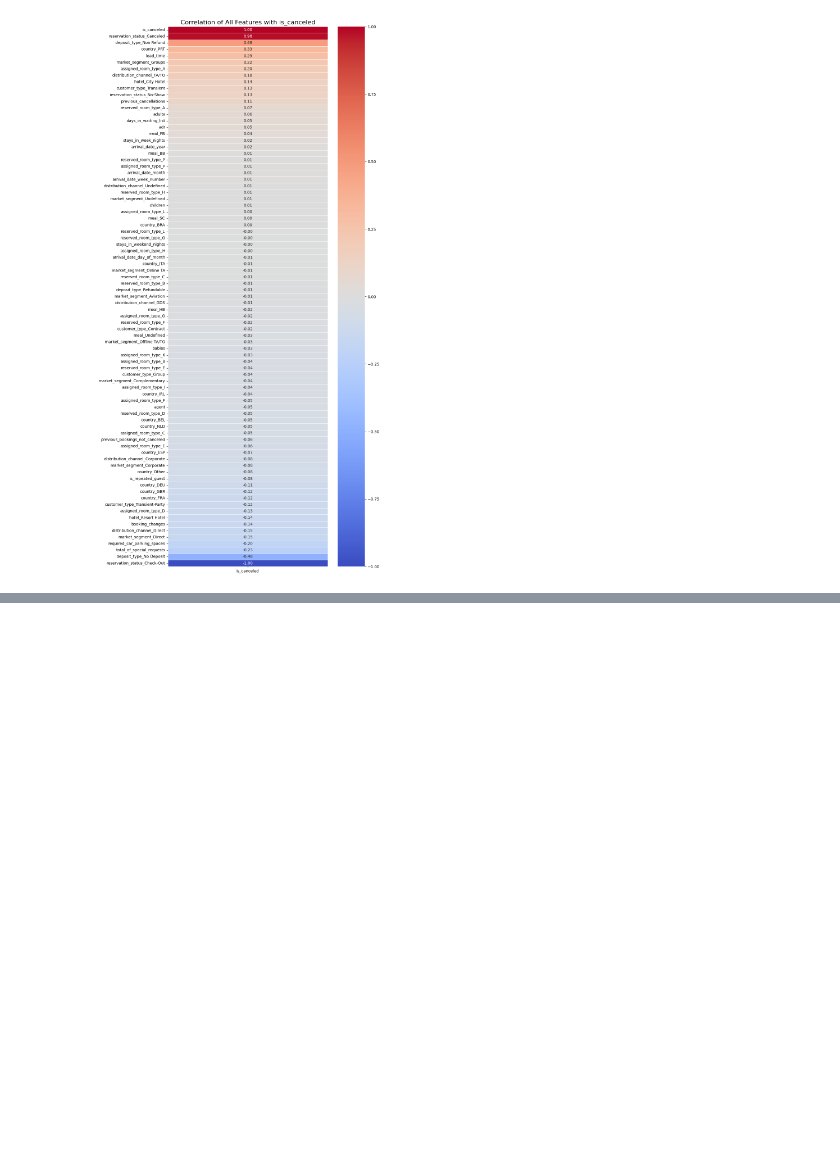
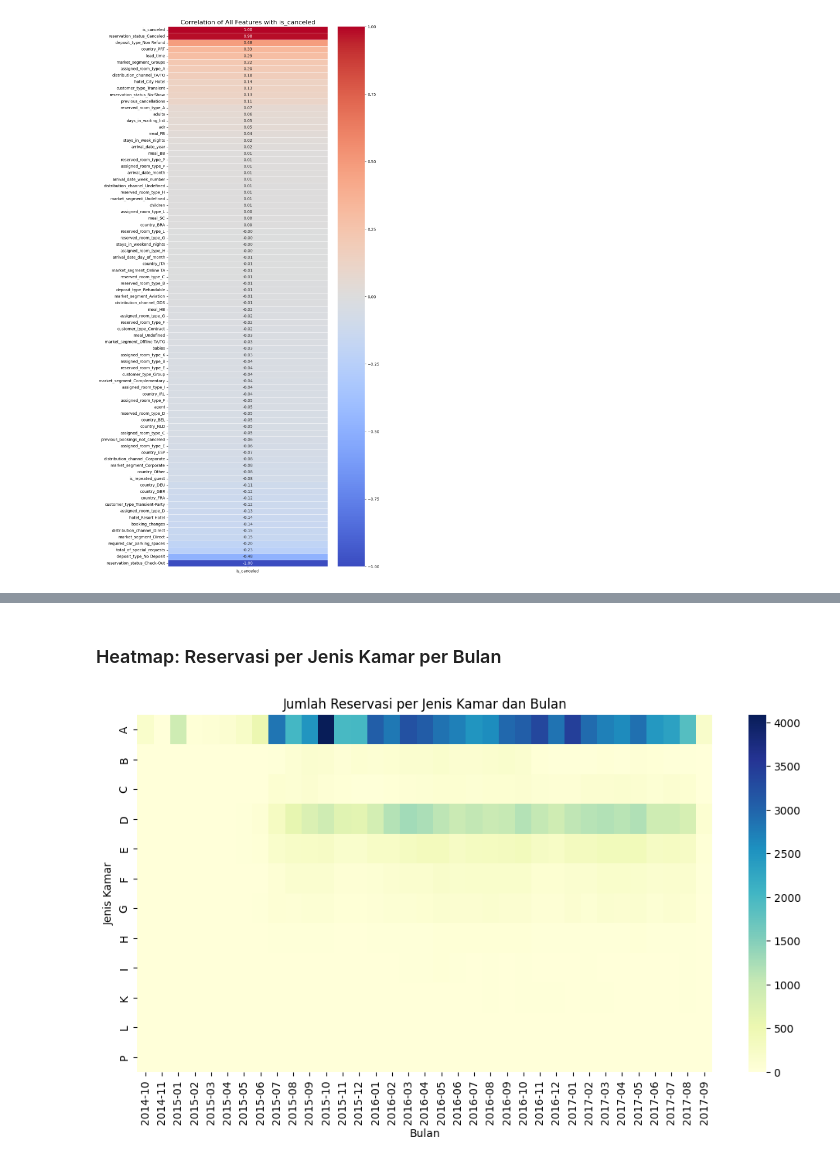
Before and after one commit to krauchelli/ml-sem6-hotel-booking, a Jupyter notebook: ujian.ipynb, the cells around one changed output, grey strips where cells are left out. Saved outputs shown, nothing was run; the diff lists cells and outputs as text; code cells hidden in the pictures; blank space fills up the shorter version.

```diff
--- a/ujian.ipynb
+++ b/ujian.ipynb
@@ -307,0 +341,15 @@ plt.show()
+# %% [markdown]
+### Heatmap: Reservasi per Jenis Kamar per Bulan
+# %%
+assigned_cols = [col for col in df_viz.columns if 'assigned_room_type_' in col]
+df_viz['assigned_room'] = df_viz[assigned_cols].idxmax(axis=1).str.replace('assigned_room_type_', '')
+
+room_month = pd.crosstab(df_viz['assigned_room'], df_viz['month'].astype(str))
+plt.figure(figsize=(12,6))
+sns.heatmap(room_month, cmap='YlGnBu')
+plt.title('Jumlah Reservasi per Jenis Kamar dan Bulan')
+plt.xlabel('Bulan')
+plt.ylabel('Jenis Kamar')
+plt.show()
+# %% [output]
+[figure, added]
```
Also changed, not shown: parts of 25 cells of this notebook.
